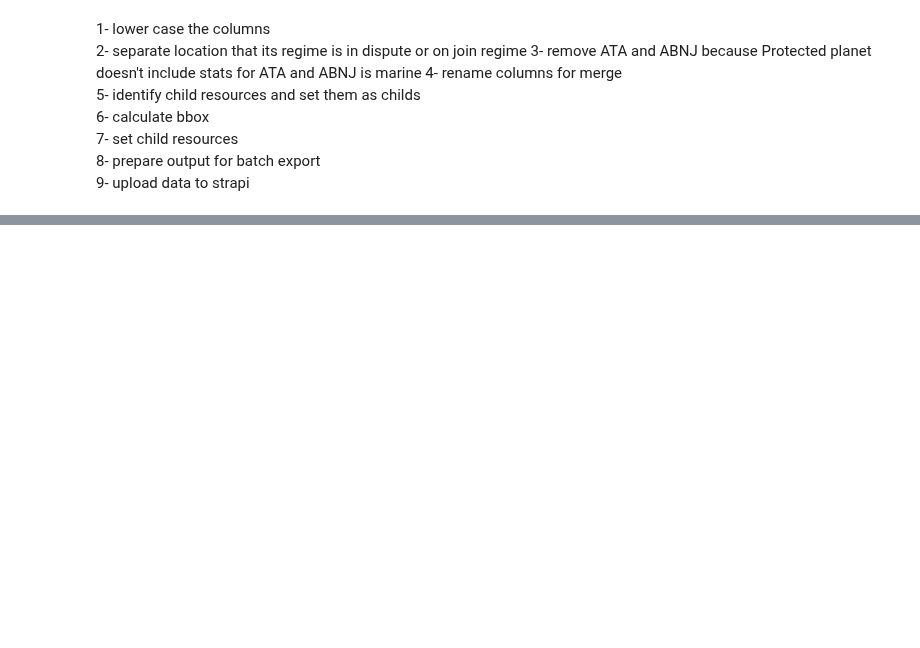
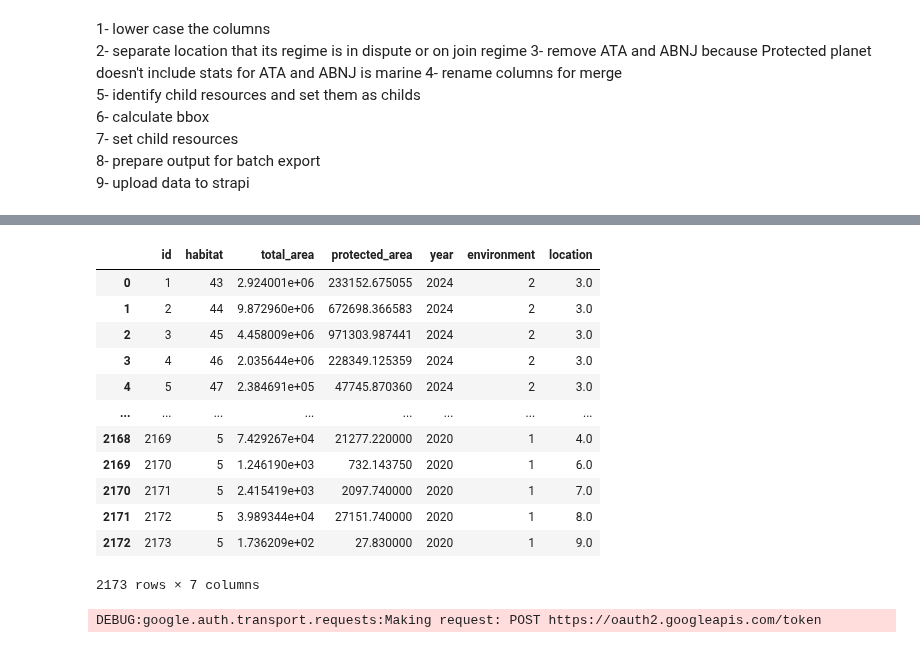
Before and after one commit to Vizzuality/skytruth-30x30, a Jupyter notebook: data/notebooks/pipes_mock/precalc_sofia.ipynb, the cells around one changed output, grey strips where cells are left out. Saved outputs shown, nothing was run; the diff lists cells and outputs as text; code cells hidden in the pictures; blank space fills up the shorter version.

```diff
--- a/data/notebooks/pipes_mock/precalc_sofia.ipynb
+++ b/data/notebooks/pipes_mock/precalc_sofia.ipynb
@@ -1822,0 +1724,26 @@ result_oecms.head(10)
+# %%
+pipe = "terrestrial-habitats"
+collection_name = "terrestrial_habitats"
+
+pipe_dir = FileConventionHandler(pipe)
+input_file_ter = pipe_dir.get_processed_step_path(prev_step).joinpath("master_data_protection.csv")
+input_file_mar = pipe_dir.get_processed_step_path(prev_step).joinpath("habitats6.csv")
+output_file = pipe_dir.get_processed_step_path(current_step).joinpath("habitats_all.csv")
+
+# Download the terrestrial habitats table from the bucket
+writeReadGCP(
+    credentials=mysettings.GCS_KEYFILE_JSON,
+    bucket_name=mysettings.GCS_BUCKET,
+    blob_name="vizzuality_processed_data/habitats/preprocess/master_data_protection.csv",
+    file=input_file_ter,
+    operation="r",
+)
+
+# Download the marine habitats table from the bucket
+writeReadGCP(
+    credentials=mysettings.GCS_KEYFILE_JSON,
+    bucket_name=mysettings.GCS_BUCKET,
+    blob_name="vizzuality_processed_data/processed_statistic_tables/habitats6.csv",
+    file=input_file_mar,
+    operation="r",
+)
@@ -1822,0 +1947,30 @@ result_oecms.head(10)
+# %%
+a = pd.read_csv(output_file)
+a
+# %% [output]
+|  | id | habitat | total_area | protected_area | year | environment | location |
+| 0 | 1 | 43 | 2.924001e+06 | 233152.675055 | 2024 | 2 | 3.0 |
+| 1 | 2 | 44 | 9.872960e+06 | 672698.366583 | 2024 | 2 | 3.0 |
+| 2 | 3 | 45 | 4.458009e+06 | 971303.987441 | 2024 | 2 | 3.0 |
+| 3 | 4 | 46 | 2.035644e+06 | 228349.125359 | 2024 | 2 | 3.0 |
+| 4 | 5 | 47 | 2.384691e+05 | 47745.870360 | 2024 | 2 | 3.0 |
+| ... | ... | ... | ... | ... | ... | ... | ... |
+| 2168 | 2169 | 5 | 7.429267e+04 | 21277.220000 | 2020 | 1 | 4.0 |
+| 2169 | 2170 | 5 | 1.246190e+03 | 732.143750 | 2020 | 1 | 6.0 |
+| 2170 | 2171 | 5 | 2.415419e+03 | 2097.740000 | 2020 | 1 | 7.0 |
+| 2171 | 2172 | 5 | 3.989344e+04 | 27151.740000 | 2020 | 1 | 8.0 |
+| 2172 | 2173 | 5 | 1.736209e+02 | 27.830000 | 2020 | 1 | 9.0 |
+2173 rows × 7 columns
+# %%
+# Upload csv to bucket
+remote_path = 'vizzuality_processed_data/strapi_tables/habitats.csv'
+
+writeReadGCP(
+    credentials=mysettings.GCS_KEYFILE_JSON,
+    bucket_name=mysettings.GCS_BUCKET,
+    blob_name=remote_path,
+    file=output_file,
+    operation="w",
+)
+# %% [output]
+DEBUG:google.auth.transport.requests:Making request: POST https://oauth2.googleapis.com/token
```
Also changed, not shown: parts of 90 cells of this notebook, 4 other files.
